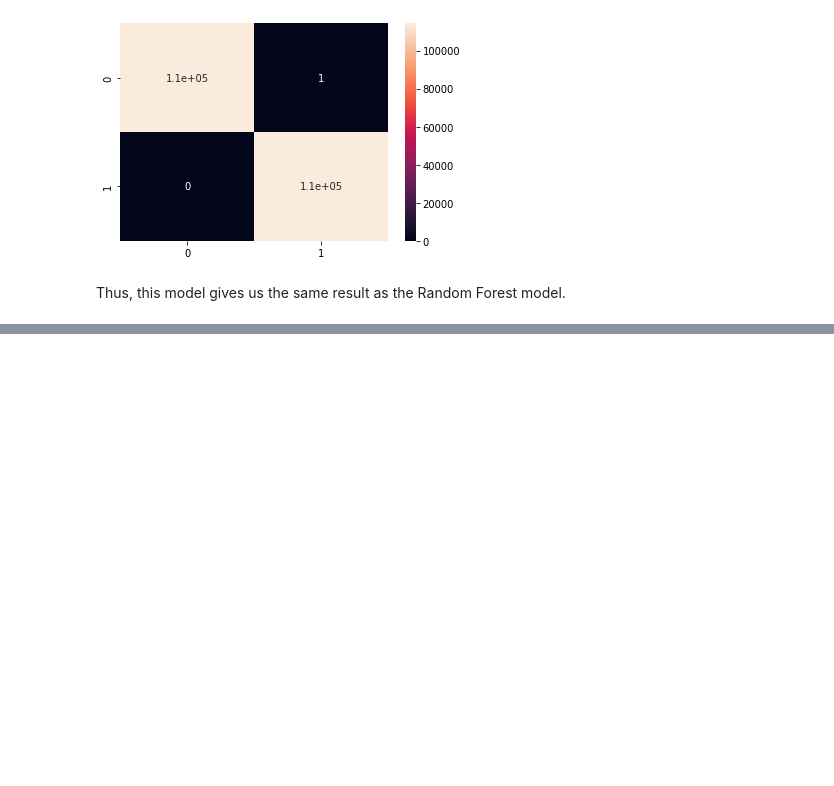
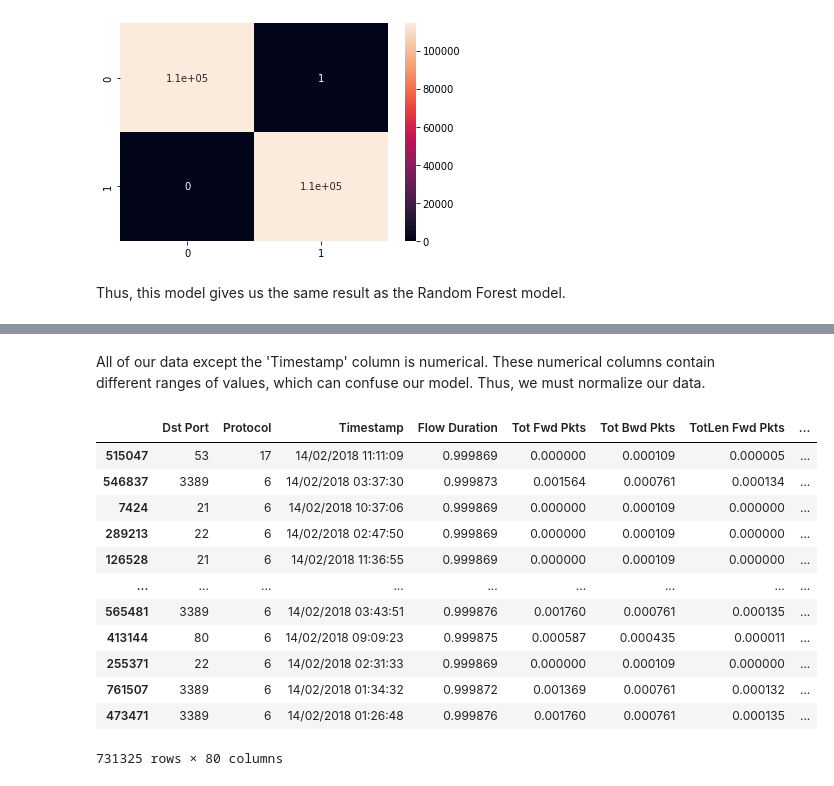
Before and after one commit to Blu3Meteor/DDoS-Detection, a Jupyter notebook: ddos-detection.ipynb, the cells around one changed output, grey strips where cells are left out. Saved outputs shown, nothing was run; the diff lists cells and outputs as text; code cells hidden in the pictures; blank space fills up the shorter version.

```diff
--- a/ddos-detection.ipynb
+++ b/ddos-detection.ipynb
@@ -614,0 +673,3 @@ Thus, this model gives us the same result as the Random Forest model.
+# %% [markdown]
+All of our data except the 'Timestamp' column is numerical. These numerical columns contain different ranges of values, which can confuse our model.
+Thus, we must normalize our data.
@@ -614,0 +698,40 @@ Thus, this model gives us the same result as the Random Forest model.
+# %%
+numerical_columns = ['Flow Duration', 'Tot Fwd Pkts',
+       'Tot Bwd Pkts', 'TotLen Fwd Pkts', 'TotLen Bwd Pkts', 'Fwd Pkt Len Max',
+       'Fwd Pkt Len Min', 'Fwd Pkt Len Mean', 'Fwd Pkt Len Std',
+       'Bwd Pkt Len Max', 'Bwd Pkt Len Min', 'Bwd Pkt Len Mean',
+       'Bwd Pkt Len Std', 'Flow Byts/s', 'Flow Pkts/s', 'Flow IAT Mean',
+       'Flow IAT Std', 'Flow IAT Max', 'Flow IAT Min', 'Fwd IAT Tot',
+       'Fwd IAT Mean', 'Fwd IAT Std', 'Fwd IAT Max', 'Fwd IAT Min',
+       'Bwd IAT Tot', 'Bwd IAT Mean', 'Bwd IAT Std', 'Bwd IAT Max',
+       'Bwd IAT Min', 'Fwd PSH Flags', 'Bwd PSH Flags', 'Fwd URG Flags',
+       'Bwd URG Flags', 'Fwd Header Len', 'Bwd Header Len', 'Fwd Pkts/s',
+       'Bwd Pkts/s', 'Pkt Len Min', 'Pkt Len Max', 'Pkt Len Mean',
+       'Pkt Len Std', 'Pkt Len Var', 'FIN Flag Cnt', 'SYN Flag Cnt',
+       'RST Flag Cnt', 'PSH Flag Cnt', 'ACK Flag Cnt', 'URG Flag Cnt',
+       'CWE Flag Count', 'ECE Flag Cnt', 'Down/Up Ratio', 'Pkt Size Avg',
+       'Fwd Seg Size Avg', 'Bwd Seg Size Avg', 'Fwd Byts/b Avg',
+       'Fwd Pkts/b Avg', 'Fwd Blk Rate Avg', 'Bwd Byts/b Avg',
+       'Bwd Pkts/b Avg', 'Bwd Blk Rate Avg', 'Subflow Fwd Pkts',
+       'Subflow Fwd Byts', 'Subflow Bwd Pkts', 'Subflow Bwd Byts',
+       'Init Fwd Win Byts', 'Init Bwd Win Byts', 'Fwd Act Data Pkts',
+       'Fwd Seg Size Min', 'Active Mean', 'Active Std', 'Active Max',
+       'Active Min', 'Idle Mean', 'Idle Std', 'Idle Max', 'Idle Min']
+# %%
+train[numerical_columns] = min_max_scaler.transform(train[numerical_columns])
+# %%
+train
+# %% [output]
+|  | Dst Port | Protocol | Timestamp | Flow Duration | Tot Fwd Pkts | Tot Bwd Pkts | TotLen Fwd Pkts | ... |
+| 515047 | 53 | 17 | 14/02/2018 11:11:09 | 0.999869 | 0.000000 | 0.000109 | 0.000005 | ... |
+| 546837 | 3389 | 6 | 14/02/2018 03:37:30 | 0.999873 | 0.001564 | 0.000761 | 0.000134 | ... |
+| 7424 | 21 | 6 | 14/02/2018 10:37:06 | 0.999869 | 0.000000 | 0.000109 | 0.000000 | ... |
+| 289213 | 22 | 6 | 14/02/2018 02:47:50 | 0.999869 | 0.000000 | 0.000109 | 0.000000 | ... |
+| 126528 | 21 | 6 | 14/02/2018 11:36:55 | 0.999869 | 0.000000 | 0.000109 | 0.000000 | ... |
+| ... | ... | ... | ... | ... | ... | ... | ... | ... |
+| 565481 | 3389 | 6 | 14/02/2018 03:43:51 | 0.999876 | 0.001760 | 0.000761 | 0.000135 | ... |
+| 413144 | 80 | 6 | 14/02/2018 09:09:23 | 0.999875 | 0.000587 | 0.000435 | 0.000011 | ... |
+| 255371 | 22 | 6 | 14/02/2018 02:31:33 | 0.999869 | 0.000000 | 0.000109 | 0.000000 | ... |
+| 761507 | 3389 | 6 | 14/02/2018 01:34:32 | 0.999872 | 0.001369 | 0.000761 | 0.000132 | ... |
+| 473471 | 3389 | 6 | 14/02/2018 01:26:48 | 0.999876 | 0.001760 | 0.000761 | 0.000135 | ... |
+731325 rows × 80 columns
```
Also changed, not shown: parts of 35 cells of this notebook.
